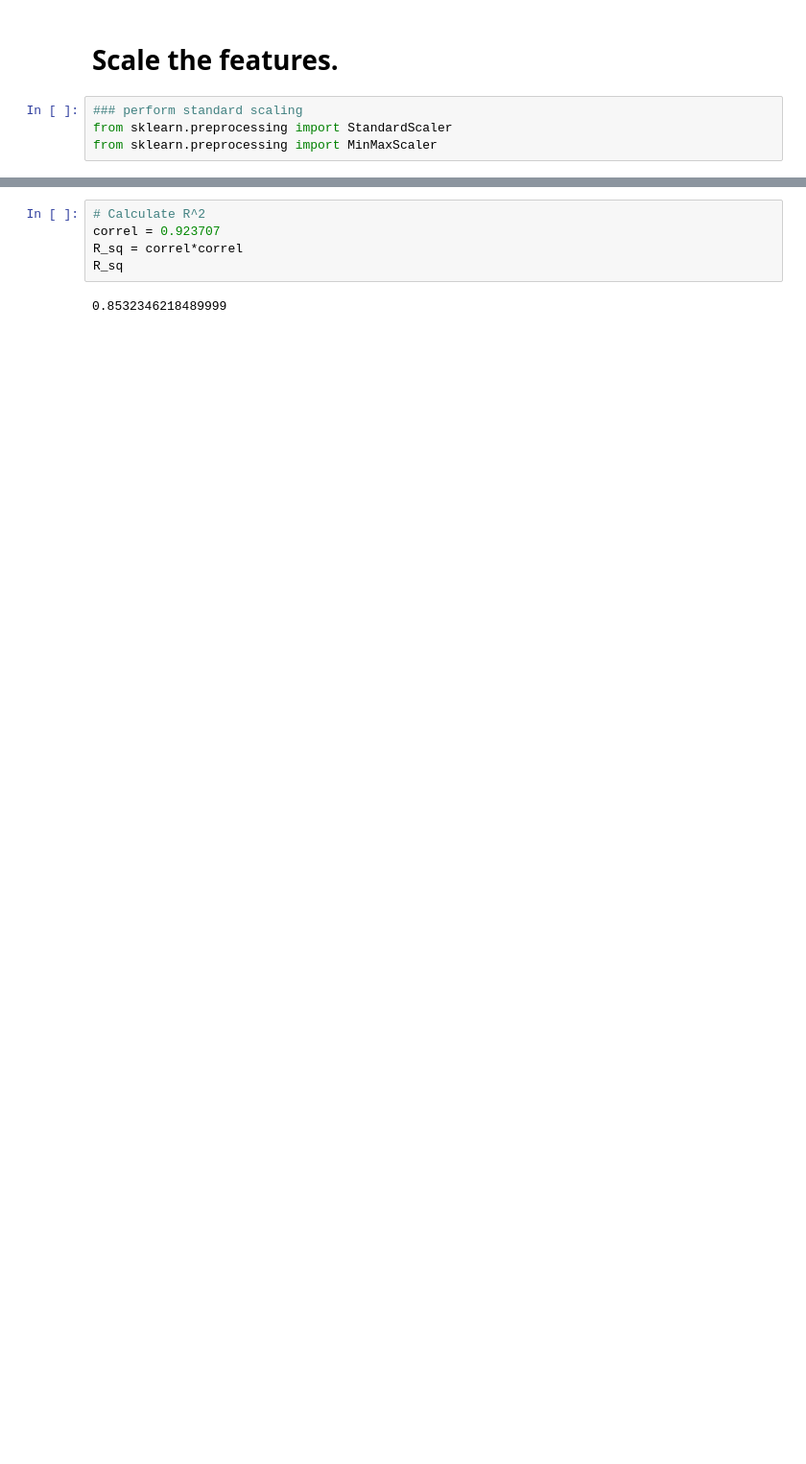
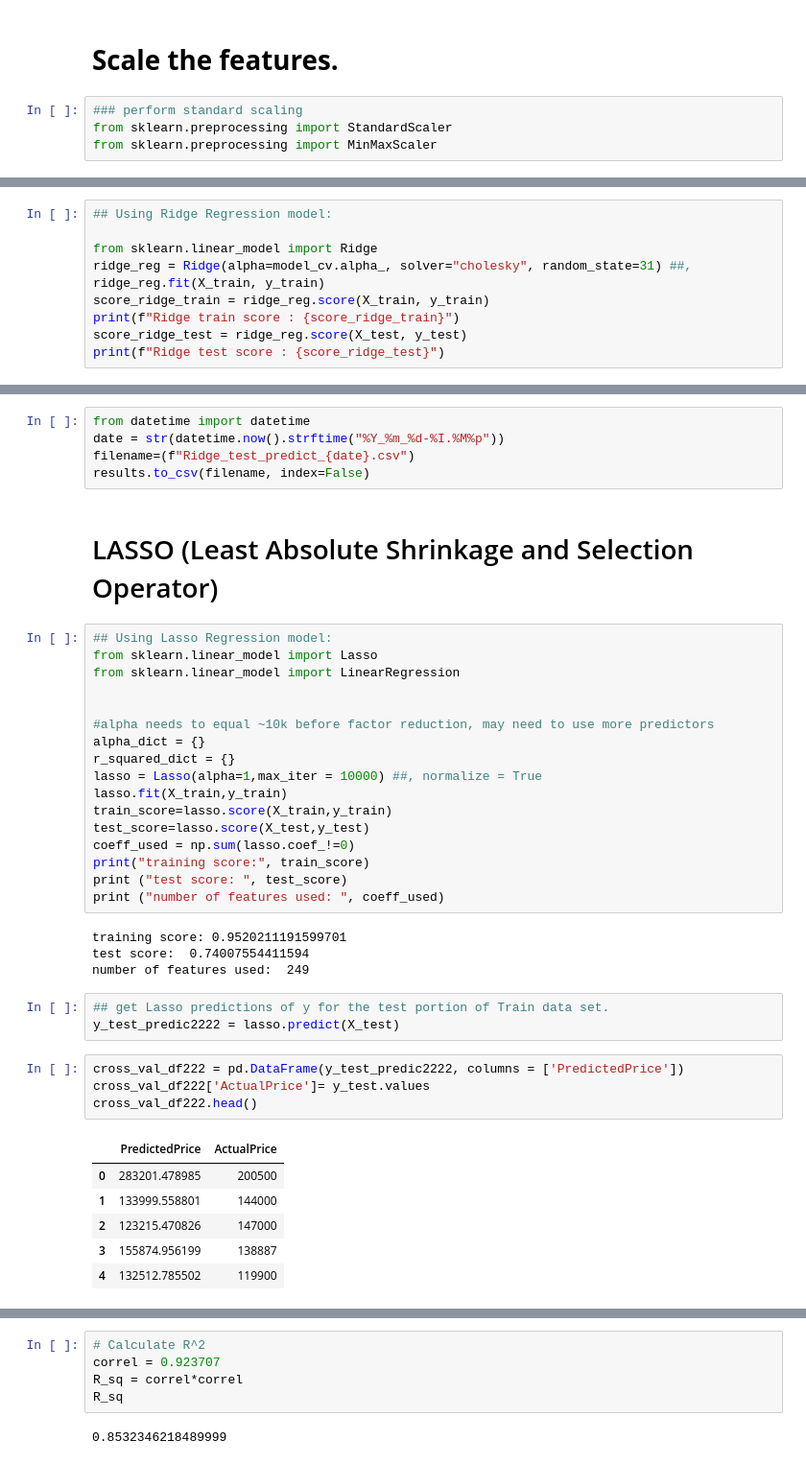
Before and after one commit to cgoeser1/MSDS422_course_assignments, a Jupyter notebook: AmesHousing(2021OCT10).ipynb, the cells around one changed output, grey strips where cells are left out. Shown at 96% size. Cells and saved outputs as stored; diff of their text form; blank space fills up the shorter version.

```diff
--- a/AmesHousing(2021OCT10).ipynb
+++ b/AmesHousing(2021OCT10).ipynb
@@ -519,0 +460,10 @@ cross_val_df.corr()
+# %%
+## Using Ridge Regression model:
+
+from sklearn.linear_model import Ridge
+ridge_reg = Ridge(alpha=model_cv.alpha_, solver="cholesky", random_state=31) ##,
+ridge_reg.fit(X_train, y_train)
+score_ridge_train = ridge_reg.score(X_train, y_train)
+print(f"Ridge train score : {score_ridge_train}")
+score_ridge_test = ridge_reg.score(X_test, y_test)
+print(f"Ridge test score : {score_ridge_test}")
@@ -519,0 +498,42 @@ cross_val_df.corr()
+# %%
+from datetime import datetime
+date = str(datetime.now().strftime("%Y_%m_%d-%I.%M%p"))
+filename=(f"Ridge_test_predict_{date}.csv")
+results.to_csv(filename, index=False)
+# %% [markdown]
+# LASSO (Least Absolute Shrinkage and Selection Operator)
+# %%
+## Using Lasso Regression model:
+from sklearn.linear_model import Lasso
+from sklearn.linear_model import LinearRegression
+
+
+#alpha needs to equal ~10k before factor reduction, may need to use more predictors
+alpha_dict = {}
+r_squared_dict = {}
+lasso = Lasso(alpha=1,max_iter = 10000) ##, normalize = True
+lasso.fit(X_train,y_train)
+train_score=lasso.score(X_train,y_train)
+test_score=lasso.score(X_test,y_test)
+coeff_used = np.sum(lasso.coef_!=0)
+print("training score:", train_score)
+print ("test score: ", test_score)
+print ("number of features used: ", coeff_used)
+# %% [output]
+training score: 0.9520211191599701
+test score:  0.74007554411594
+number of features used:  249
+# %%
+## get Lasso predictions of y for the test portion of Train data set.
+y_test_predic2222 = lasso.predict(X_test)
+# %%
+cross_val_df222 = pd.DataFrame(y_test_predic2222, columns = ['PredictedPrice'])
+cross_val_df222['ActualPrice']= y_test.values
+cross_val_df222.head()
+# %% [output]
+|  | PredictedPrice | ActualPrice |
+| 0 | 283201.478985 | 200500 |
+| 1 | 133999.558801 | 144000 |
+| 2 | 123215.470826 | 147000 |
+| 3 | 155874.956199 | 138887 |
+| 4 | 132512.785502 | 119900 |
```
Also changed, not shown: parts of 91 cells of this notebook.
